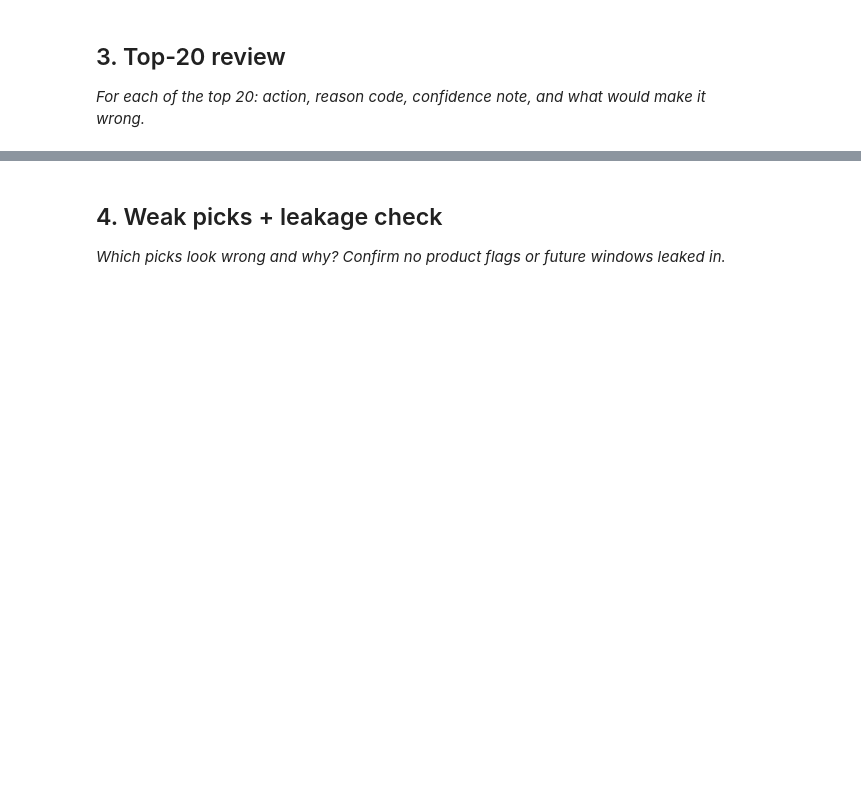
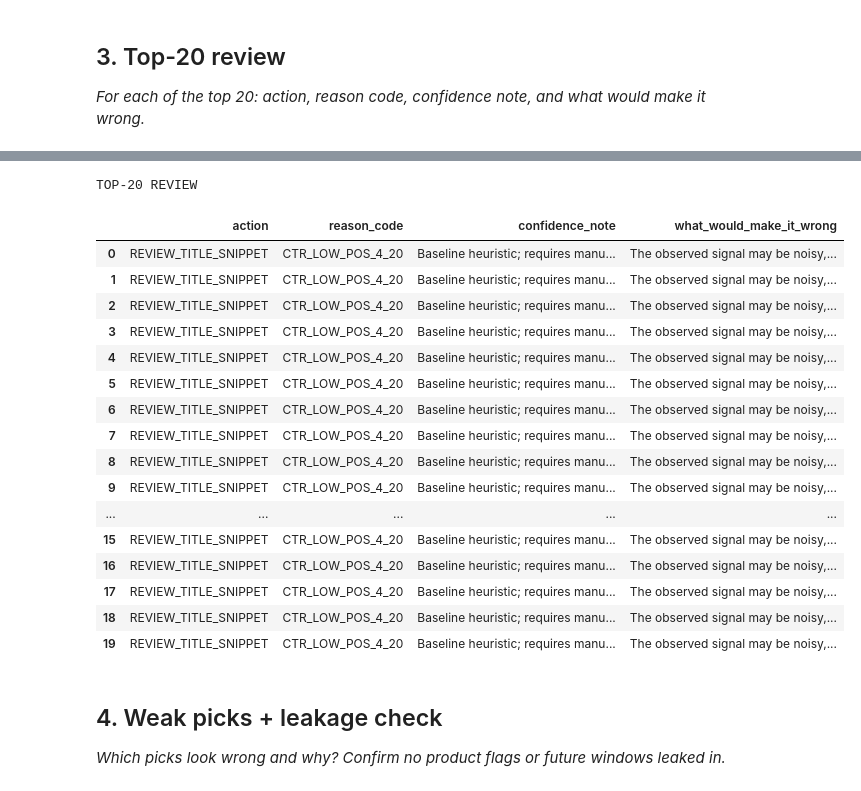
Before and after one commit to Hardik144/flyrank-ml-internship, a Jupyter notebook: work/notebooks/w04_baseline_score.ipynb, the cells around one changed output, grey strips where cells are left out. Saved outputs shown, nothing was run; the diff lists cells and outputs as text; code cells hidden in the pictures; blank space fills up the shorter version.

```diff
--- a/work/notebooks/w04_baseline_score.ipynb
+++ b/work/notebooks/w04_baseline_score.ipynb
@@ -30,3 +127,50 @@ This skeleton is yours to fill. Work the sections **in order** — each one has
+# %%
+# SECTION 3: TOP-20 REVIEW
+
+# Use the ranked queue created in Section 2.
+# Change ranked_df if your queue has a different variable name.
+
+top20 = ranked_df.head(20).copy()
+
+# Add review notes for each recommendation.
+top20["confidence_note"] = (
+    "Baseline heuristic; requires manual validation."
+)
+
+top20["what_would_make_it_wrong"] = (
+    "The observed signal may be noisy, incomplete, "
+    "or explained by factors not included in the rule."
+)
+
+# Display the review.
+review_columns = [
+    "action",
+    "reason_code",
+    "confidence_note",
+    "what_would_make_it_wrong"
+]
+
+print("TOP-20 REVIEW")
+display(top20[review_columns])
+# %% [output]
+TOP-20 REVIEW
+|  | action | reason_code | confidence_note | what_would_make_it_wrong |
+| 0 | REVIEW_TITLE_SNIPPET | CTR_LOW_POS_4_20 | Baseline heuristic; requires manu... | The observed signal may be noisy,... |
+| 1 | REVIEW_TITLE_SNIPPET | CTR_LOW_POS_4_20 | Baseline heuristic; requires manu... | The observed signal may be noisy,... |
+| 2 | REVIEW_TITLE_SNIPPET | CTR_LOW_POS_4_20 | Baseline heuristic; requires manu... | The observed signal may be noisy,... |
+| 3 | REVIEW_TITLE_SNIPPET | CTR_LOW_POS_4_20 | Baseline heuristic; requires manu... | The observed signal may be noisy,... |
+| 4 | REVIEW_TITLE_SNIPPET | CTR_LOW_POS_4_20 | Baseline heuristic; requires manu... | The observed signal may be noisy,... |
+| 5 | REVIEW_TITLE_SNIPPET | CTR_LOW_POS_4_20 | Baseline heuristic; requires manu... | The observed signal may be noisy,... |
+| 6 | REVIEW_TITLE_SNIPPET | CTR_LOW_POS_4_20 | Baseline heuristic; requires manu... | The observed signal may be noisy,... |
+| 7 | REVIEW_TITLE_SNIPPET | CTR_LOW_POS_4_20 | Baseline heuristic; requires manu... | The observed signal may be noisy,... |
+| 8 | REVIEW_TITLE_SNIPPET | CTR_LOW_POS_4_20 | Baseline heuristic; requires manu... | The observed signal may be noisy,... |
+| 9 | REVIEW_TITLE_SNIPPET | CTR_LOW_POS_4_20 | Baseline heuristic; requires manu... | The observed signal may be noisy,... |
+| ... | ... | ... | ... | ... |
+| 15 | REVIEW_TITLE_SNIPPET | CTR_LOW_POS_4_20 | Baseline heuristic; requires manu... | The observed signal may be noisy,... |
+| 16 | REVIEW_TITLE_SNIPPET | CTR_LOW_POS_4_20 | Baseline heuristic; requires manu... | The observed signal may be noisy,... |
+| 17 | REVIEW_TITLE_SNIPPET | CTR_LOW_POS_4_20 | Baseline heuristic; requires manu... | The observed signal may be noisy,... |
+| 18 | REVIEW_TITLE_SNIPPET | CTR_LOW_POS_4_20 | Baseline heuristic; requires manu... | The observed signal may be noisy,... |
+| 19 | REVIEW_TITLE_SNIPPET | CTR_LOW_POS_4_20 | Baseline heuristic; requires manu... | The observed signal may be noisy,... |
 # %% [markdown]
 ## 4. Weak picks + leakage check
 
```
Also changed, not shown: parts of 8 cells of this notebook.
